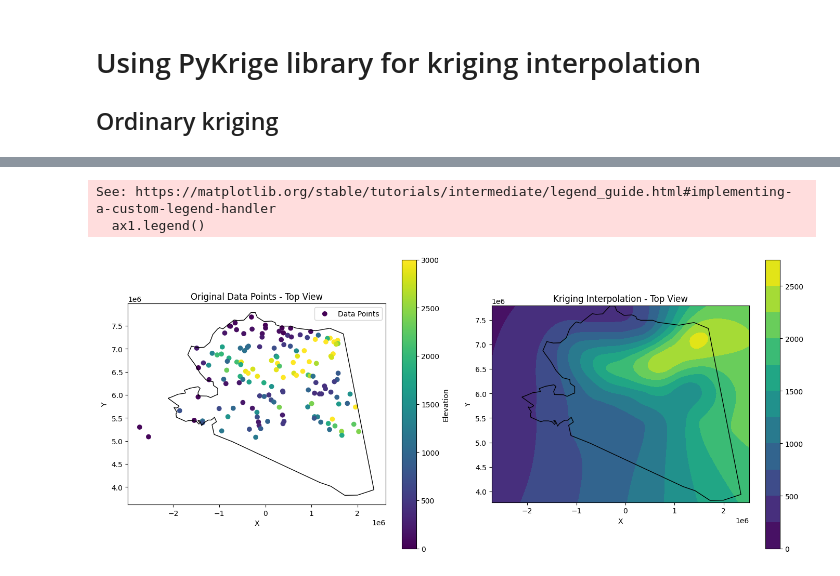
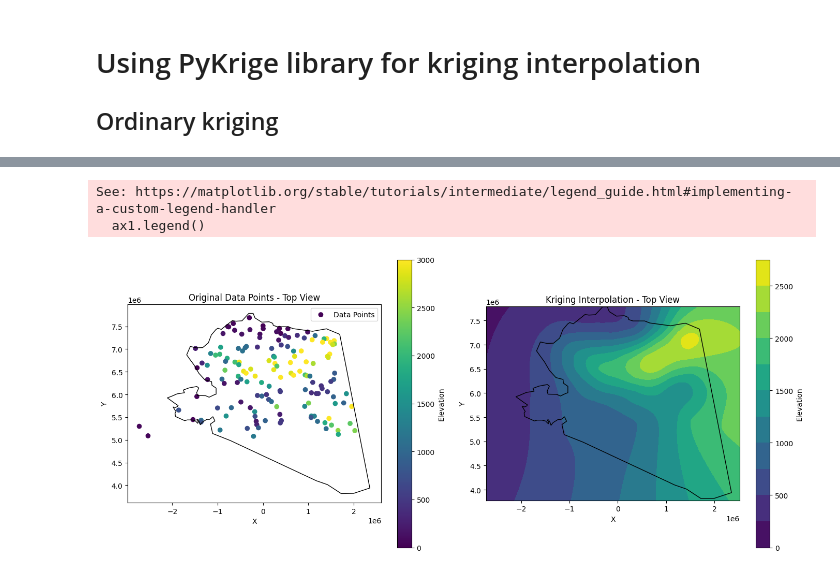
Before and after one commit to geoUFSC/geostats, a Jupyter notebook: OK_PyKrige-Alaska.ipynb, the cells around one changed output, grey strips where cells are left out. Saved outputs shown, nothing was run; the diff lists cells and outputs as text; code cells hidden in the pictures.

```diff
--- a/OK_PyKrige-Alaska.ipynb
+++ b/OK_PyKrige-Alaska.ipynb
@@ -51,31 +52,31 @@ Requirement already satisfied: scipy<2,>=1.1.0 in /usr/local/lib/python3.12/dist
 # %%
 # Plot the results
 
 # Top view of the original data points and kriging interpolation
 fig, (ax1, ax2) = plt.subplots(1, 2, figsize=(14, 6))
 
 # Original data points - scatter plot
 sc = ax1.scatter(x, y, c=z, cmap='viridis', marker='o', label='Data Points')
 fig.colorbar(sc, ax=ax1, label='Elevation')
 sc.set_clim(0, 3000)
 alaskaboundary.plot(ax=ax1, facecolor='none', edgecolor='black', linewidth=1, label='Alaska Boundary')
 ax1.set_title('Original Data Points - Top View')
 ax1.set_xlabel('X')
 ax1.set_ylabel('Y')
 ax1.legend()
 # Kriging interpolation - contour plot
 c = ax2.contourf(gridx, gridy, z_interp, cmap='viridis', levels=10)
-fig.colorbar(c, ax=ax2)
+fig.colorbar(c, ax=ax2, label='Elevation')
 alaskaboundary.plot(ax=ax2, facecolor='none', edgecolor='black', linewidth=1)
 ax2.set_title('Kriging Interpolation - Top View')
 ax2.set_xlabel('X')
 ax2.set_ylabel('Y')
 plt.tight_layout()
 plt.show()
 # %% [output]
 See: https://matplotlib.org/stable/tutorials/intermediate/legend_guide.html#implementing-a-custom-legend-handler
   ax1.legend()
-[figure, old version]
+[figure, new version]
 # %%
 #Synthetic data example
 
```
Also changed, not shown: parts of 2 cells of this notebook.
